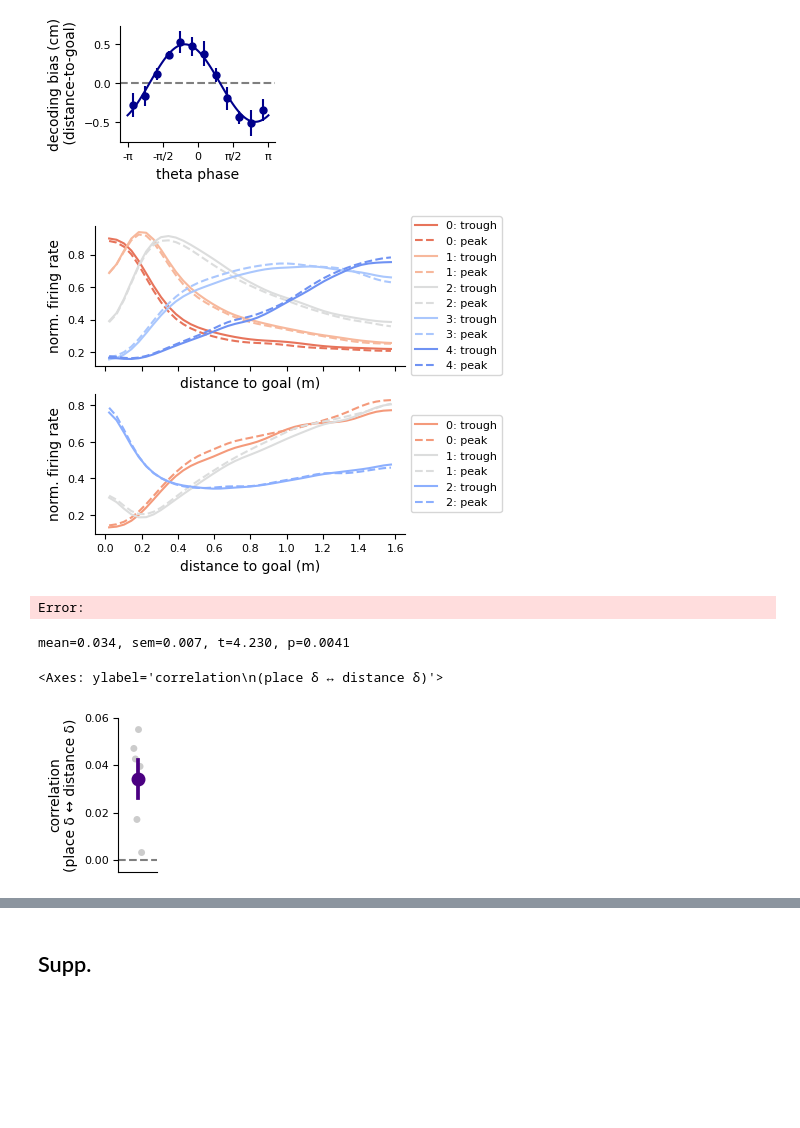
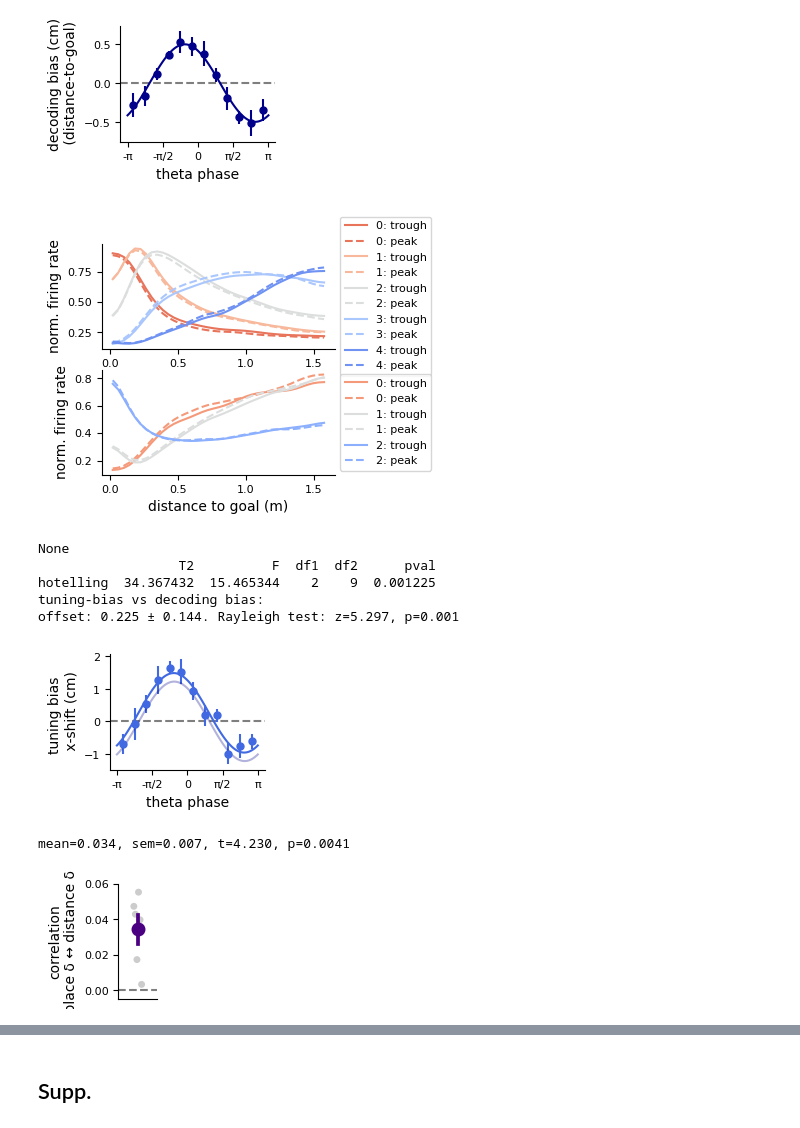
Before and after one commit to peterdoohan/GridMaze-mFC, a Jupyter notebook: Notebooks/7.theta_mod.ipynb, the cells around one changed output, grey strips where cells are left out. Saved outputs shown, nothing was run; the diff lists cells and outputs as text; code cells hidden in the pictures; blank space fills up the shorter version.

```diff
--- a/Notebooks/7.theta_mod.ipynb
+++ b/Notebooks/7.theta_mod.ipynb
@@ -22,6 +22,11 @@ plt.rcParams.update(
         "pdf.fonttype": 42,
     }
 )
+# %%
+from pathlib import Path
+
+FIG_SAVE_PATH = Path("../results/figures/7.theta")
+FIG_SAVE_PATH.mkdir(parents=True, exist_ok=True)
 # %%
 # example session for looking at LFP
 from GridMaze.analysis.core import get_sessions as gs
@@ -98,7 +108,7 @@ tuning_curves, tuning_metrics = tmt.get_population_theta_split_distance_tuning(
     subject_ID="all", method="peak_trough", verbose=False
 )
 # %%
-f, axes = plt.subplots(2, 1, figsize=(4, 4), sharex=False)
+f, axes = plt.subplots(2, 1, figsize=(3, 3), sharex=False)
 for ax, sign, neuron_groups in zip(axes, ["pos", "neg"], [5, 3]):
     tmt.plot_heatmap_slices(
         tuning_curves,
@@ -110,17 +120,24 @@ for ax, sign, neuron_groups in zip(axes, ["pos", "neg"], [5, 3]):
         cmap="coolwarm_r",
         ax=ax,
     )
+fig.savefig(FIG_SAVE_PATH / "theta_mod_distance_quantiles.pdf")
 # %% [output]
-[figure, old version]
+[figure, new version]
 # %%
 reload(tmt)
 results_df = tmt.get_population_distance_tuning_theta_x_shifts_all_phases()
 # %%
 reload(tmt)
-f, ax = plt.subplots(1, 1, figsize=(2, 2))
+f, ax = plt.subplots(1, 1, figsize=(2, 1.5))
 tmt.plot_theta_mod_x_shifts(results_df, color="royalblue", ax=ax)
+f.savefig(FIG_SAVE_PATH / "theta_mod_distance_tuning.pdf")
 # %% [output]
-Error:
+None
+                  T2          F  df1  df2      pval
+hotelling  34.367432  15.465344    2    9  0.001225
+tuning-bias vs decoding bias:
+offset: 0.225 ± 0.144. Rayleigh test: z=5.297, p=0.001
+[figure, added]
 # %%
 # place-dir, distance-to-goal error corr
 from GridMaze.analysis.theta_mod import decoding_error_corr as dec
@@ -128,12 +145,12 @@ from GridMaze.analysis.theta_mod import decoding_error_corr as dec
 results_df = dec.get_decoding_error_corr_df(verbose=False)
 # %%
 reload(dec)
-f, ax = plt.subplots(1, 1, figsize=(0.5, 2))
+f, ax = plt.subplots(1, 1, figsize=(0.5, 1.5))
 dec.plot_decoding_error_corr(results_df, ax=ax)
+f.savefig(FIG_SAVE_PATH / "theta_mod_decoding_error_corr.pdf")
 # %% [output]
 mean=0.034, sem=0.007, t=4.230, p=0.0041
-<Axes: ylabel='correlation\n(place δ ↔ distance δ)'>
-[figure, old version]
+[figure, new version]
 # %%
 from GridMaze.analysis.theta_mod import trajectory_decoding as td
 
```
Also changed, not shown: parts of 10 cells of this notebook, 1 other file.
